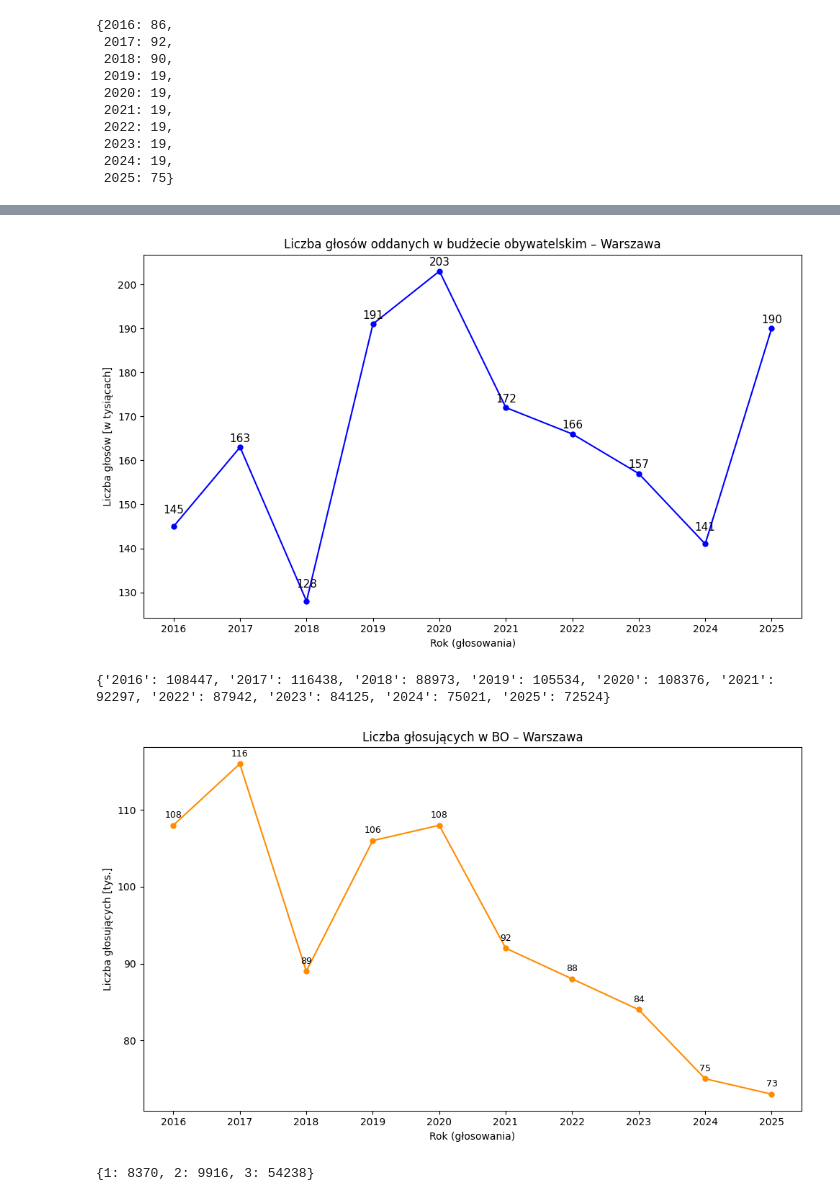
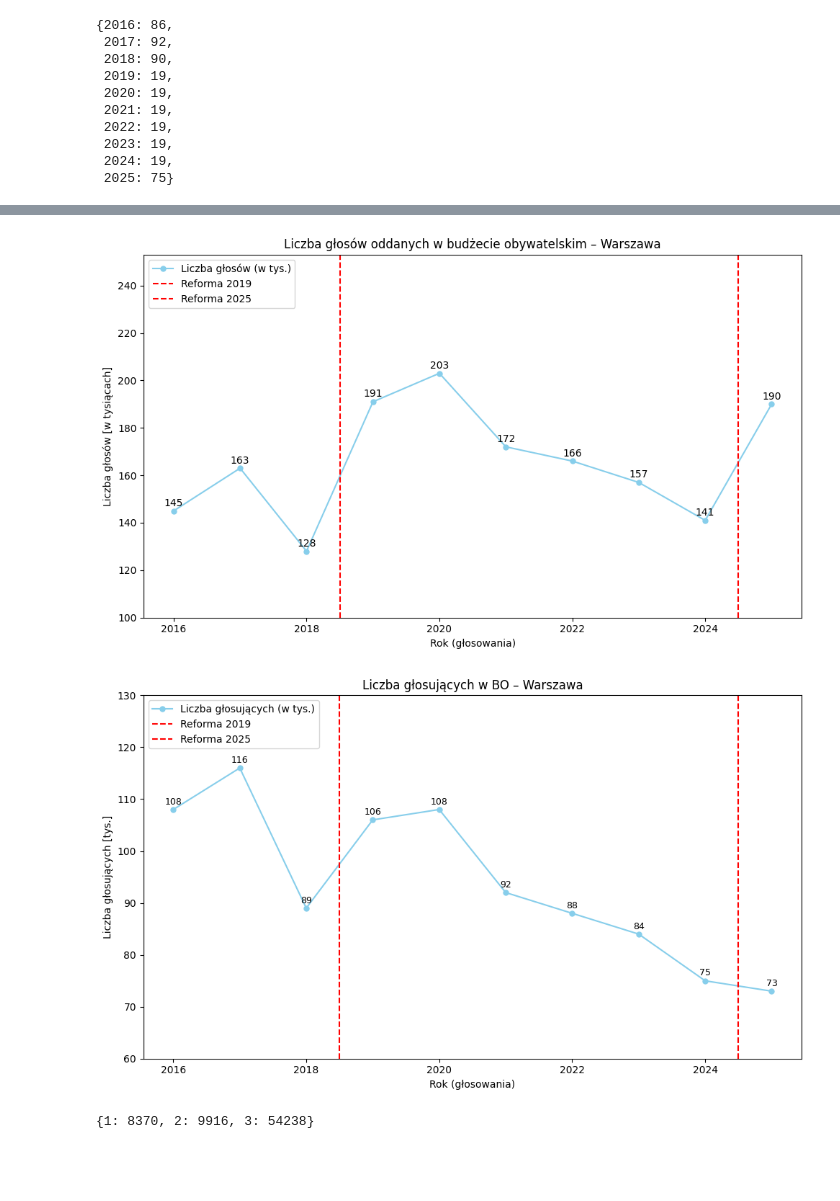
Before and after one commit to pabulib/pabulib_process_data, a Jupyter notebook: src/analytics/wwa_2026_statistics.ipynb, the cells around one changed output, grey strips where cells are left out. Saved outputs shown, nothing was run; the diff lists cells and outputs as text; code cells hidden in the pictures; blank space fills up the shorter version.

```diff
--- a/src/analytics/wwa_2026_statistics.ipynb
+++ b/src/analytics/wwa_2026_statistics.ipynb
@@ -281,40 +371,51 @@ plt.show()
 votes_per_year = defaultdict(int)
 
 # Przetwarzanie plików tylko dla Warszawy
 for records in all_files.values():
     meta = records[0]
     if meta['unit'] == 'Warszawa':
         try:
-            year = str(int(meta['instance']) - 1)  # rok głosowania
+            year = int(meta['instance']) - 1  # rok głosowania jako int
             votes = int(meta['num_votes'])
             votes_per_year[year] += votes
         except (KeyError, ValueError):
             continue
 
 # Posortowane lata i dane
-years = sorted(votes_per_year.keys(), key=int)
+years = sorted(votes_per_year.keys())
 votes = [votes_per_year[y] for y in years]
 
 # Przeskaluj wartości do tysięcy
 votes_in_thousands = [int(v / 1000) for v in votes]  # pełne tysiące
 
 # Wykres
 plt.figure(figsize=(10, 5))
-plt.plot(years, votes_in_thousands, marker='o', color='blue', markersize=5)
+plt.plot(years, votes_in_thousands, marker='o', color='skyblue', markersize=5, label='Liczba głosów (w tys.)')
 
-# Dodaj wartości nad kropkami (zachowując skalę tysięcy)
+# Dodaj wartości nad kropkami
 for x, y in zip(years, votes_in_thousands):
-    offset = 3 if y < 150 else 1.2
-    plt.text(x, y + offset, f"{int(y)}", ha='center', fontsize=11)
+    plt.text(x, y + 2, f"{int(y)}", ha='center', fontsize=10, color='black')
 
+# Dodanie przerywanych czerwonych linii reform
+plt.axvline(x=2018.5, color='red', linestyle='--', linewidth=1.5, label='Reforma 2019')
+plt.axvline(x=2024.5, color='red', linestyle='--', linewidth=1.5, label='Reforma 2025')
+
+# Ustawienie zakresu osi Y dla „spłaszczenia” wykresu
+y_max = max(votes_in_thousands)
+plt.ylim(100, y_max + 50)  # dodajemy np. 50 tys.
+
+# Usunięcie duplikatów w legendzie
+handles, labels = plt.gca().get_legend_handles_labels()
+unique_labels = dict(zip(labels, handles))
+plt.legend(unique_labels.values(), unique_labels.keys())
 
 plt.title("Liczba głosów oddanych w budżecie obywatelskim – Warszawa")
 plt.xlabel("Rok (głosowania)")
 plt.ylabel("Liczba głosów [w tysiącach]")
 plt.tight_layout(rect=[0, 0, 1, 1.2])
 plt.show()
 # %% [output]
-[figure, old version]
+[figure, new version]
 # %%
 voters_per_year = defaultdict(set)
 
@@ -324,7 +425,7 @@ for records in all_files.values():
 
     if meta.get('unit') == 'Warszawa':
         try:
-            year = str(int(meta['instance']) - 1)  # rok głosowania
+            year = int(meta['instance']) - 1  # rok głosowania jako int
             for voter_id in votes.keys():
                 voters_per_year[year].add(voter_id)
         except (KeyError, ValueError):
@@ -334,8 +435,7 @@ for records in all_files.values():
 voters_count_per_year = {
     year: len(voters) for year, voters in voters_per_year.items()
 }
-print(voters_count_per_year)
-voters_count_per_year = dict(sorted(voters_count_per_year.items(), key=lambda x: int(x[0])))
+voters_count_per_year = dict(sorted(voters_count_per_year.items()))
 
 # Zaokrąglenie do pełnych tysięcy
 rounded_voters = {
@@ -348,10 +448,21 @@ voters_thousands = [v / 1000 for v in rounded_voters.values()]
 
 # Rysowanie wykresu
 plt.figure(figsize=(10, 6))
-plt.plot(years, voters_thousands, marker='o', color='darkorange', markersize=5)
+plt.plot(years, voters_thousands, marker='o', color='skyblue', markersize=5, label='Liczba głosujących (w tys.)')
 
 for x, y in zip(years, voters_thousands):
-    plt.text(x, y + 1, f"{int(y)}", ha='center', fontsize=9)
+    plt.text(x, y + 1, f"{int(y)}", ha='center', fontsize=9, color='black')
+
+# Dodanie przerywanych czerwonych linii reform
+plt.axvline(x=2018.5, color='red', linestyle='--', linewidth=1.5, label='Reforma 2019')
+plt.axvline(x=2024.5, color='red', linestyle='--', linewidth=1.5, label='Reforma 2025')
+
+plt.ylim(60, 130)
+
+# Usunięcie duplikatów w legendzie
+handles, labels = plt.gca().get_legend_handles_labels()
+unique_labels = dict(zip(labels, handles))
+plt.legend(unique_labels.values(), unique_labels.keys())
 
 plt.title("Liczba głosujących w BO – Warszawa")
 plt.xlabel("Rok (głosowania)")
@@ -359,8 +470,7 @@ plt.ylabel("Liczba głosujących [tys.]")
 plt.tight_layout(rect=[0, 0, 1, 1])
 plt.show()
 # %% [output]
-{'2016': 108447, '2017': 116438, '2018': 88973, '2019': 105534, '2020': 108376, '2021': 92297, '2022': 87942, '2023': 84125, '2024': 75021, '2025': 72524}
-[figure, old version]
+[figure, new version]
 # %%
 # voter_id → liczba plików, w których się pojawił (dla 2025)
 voter_file_counts = defaultdict(set)
```
Also changed, not shown: parts of 7 cells of this notebook.
